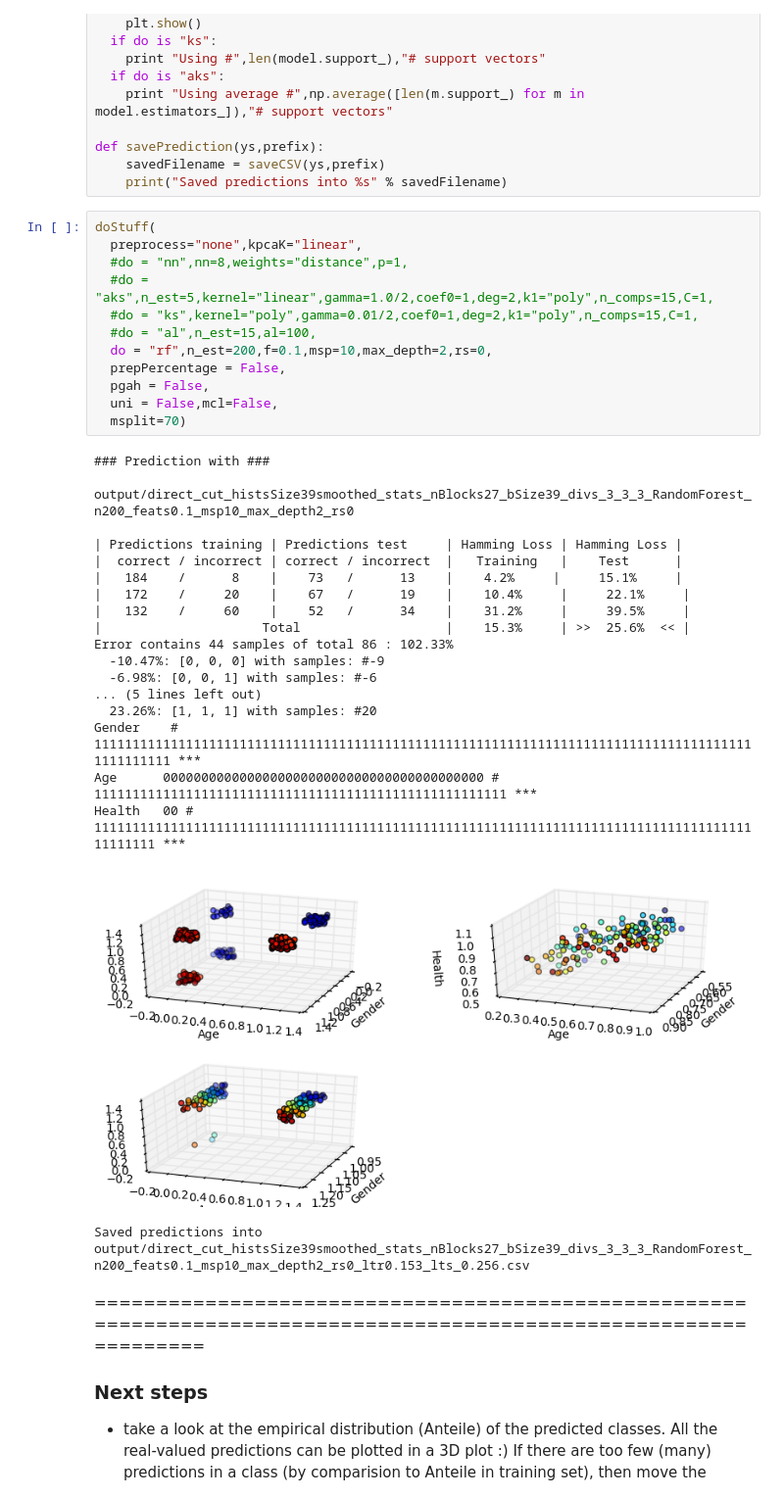
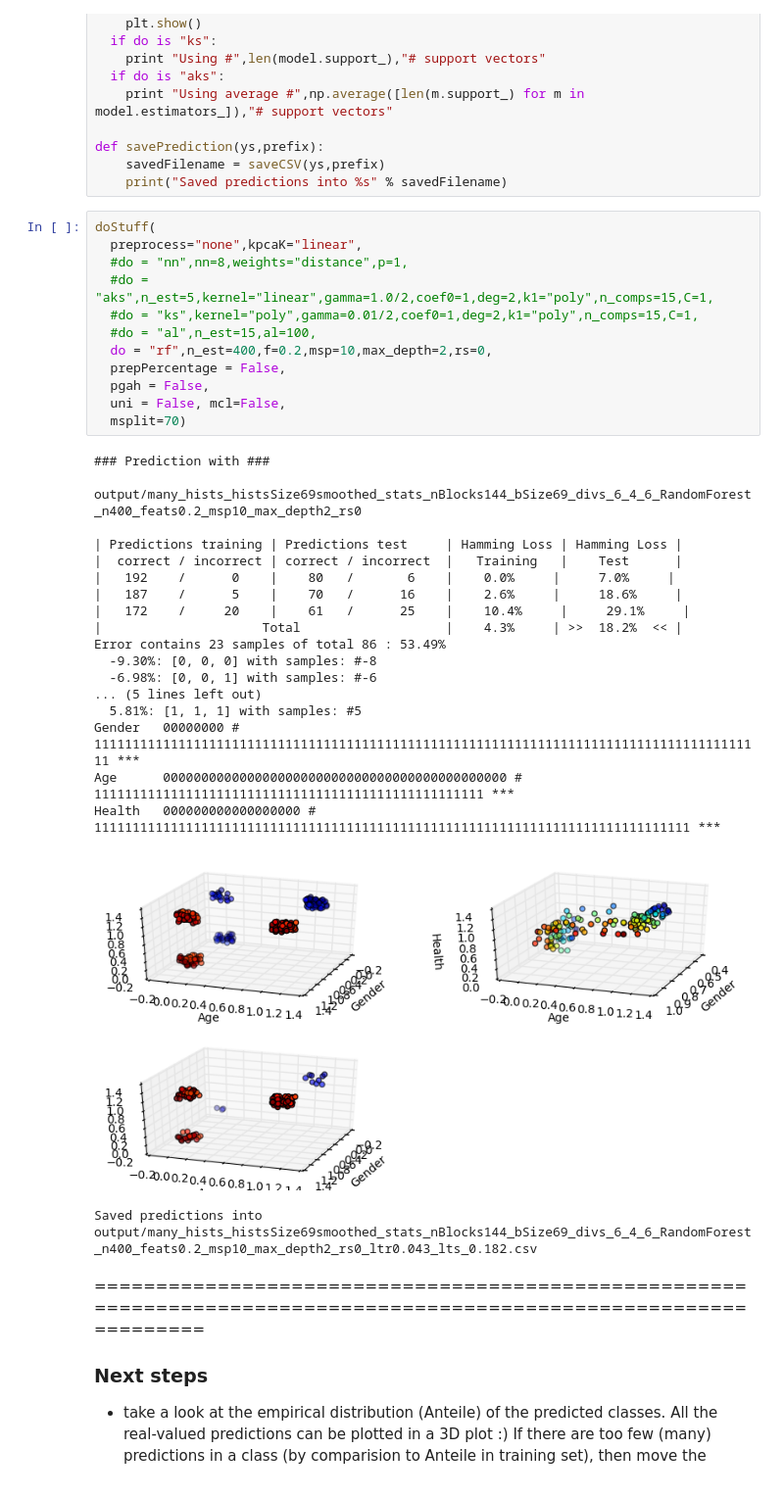
Before and after one commit to GollyTicker/orel-ml, a Jupyter notebook: validated-Spherical-Many-Hists.ipynb, the cells around one changed output. Shown at 98% size. Cells and saved outputs as stored; diff of their text form.

```diff
--- a/validated-Spherical-Many-Hists.ipynb
+++ b/validated-Spherical-Many-Hists.ipynb
@@ -540,35 +543,35 @@ def savePrediction(ys,prefix):
 # %%
 doStuff(
   preprocess="none",kpcaK="linear",
   #do = "nn",nn=8,weights="distance",p=1,
   #do = "aks",n_est=5,kernel="linear",gamma=1.0/2,coef0=1,deg=2,k1="poly",n_comps=15,C=1,
   #do = "ks",kernel="poly",gamma=0.01/2,coef0=1,deg=2,k1="poly",n_comps=15,C=1,
   #do = "al",n_est=15,al=100,
-  do = "rf",n_est=200,f=0.1,msp=10,max_depth=2,rs=0,
+  do = "rf",n_est=400,f=0.2,msp=10,max_depth=2,rs=0,
   prepPercentage = False,
   pgah = False,
-  uni = False,mcl=False,
+  uni = False, mcl=False,
   msplit=70)
 # %% [output]
 ### Prediction with ###
-   output/direct_cut_histsSize39smoothed_stats_nBlocks27_bSize39_divs_3_3_3_RandomForest_n200_feats0.1_msp10_max_depth2_rs0
+   output/many_hists_histsSize69smoothed_stats_nBlocks144_bSize69_divs_6_4_6_RandomForest_n400_feats0.2_msp10_max_depth2_rs0
 
 | Predictions training | Predictions test     | Hamming Loss | Hamming Loss |
 |  correct / incorrect | correct / incorrect  |   Training   |    Test      |
-|   184    /      8    |    73   /      13    |    4.2%     |     15.1%     |
-|   172    /     20    |    67   /      19    |    10.4%     |     22.1%     |
-|   132    /     60    |    52   /      34    |    31.2%     |     39.5%     |
-|                     Total                   |    15.3%     | >>  25.6%  << |
-Error contains 44 samples of total 86 : 102.33%
-  -10.47%: [0, 0, 0] with samples: #-9
+|   192    /      0    |    80   /       6    |    0.0%     |     7.0%     |
+|   187    /      5    |    70   /      16    |    2.6%     |     18.6%     |
+|   172    /     20    |    61   /      25    |    10.4%     |     29.1%     |
+|                     Total                   |    4.3%     | >>  18.2%  << |
+Error contains 23 samples of total 86 : 53.49%
+  -9.30%: [0, 0, 0] with samples: #-8
   -6.98%: [0, 0, 1] with samples: #-6
 ... (5 lines left out)
-  23.26%: [1, 1, 1] with samples: #20
-Gender    # 111111111111111111111111111111111111111111111111111111111111111111111111111111111111111111111111 ***
-Age      000000000000000000000000000000000000000000 # 111111111111111111111111111111111111111111111111111111 ***
-Health   00 # 1111111111111111111111111111111111111111111111111111111111111111111111111111111111111111111111 ***
+  5.81%: [1, 1, 1] with samples: #5
+Gender   00000000 # 1111111111111111111111111111111111111111111111111111111111111111111111111111111111111111 ***
+Age      000000000000000000000000000000000000000000000 # 111111111111111111111111111111111111111111111111111 ***
+Health   000000000000000000 # 111111111111111111111111111111111111111111111111111111111111111111111111111111 ***
-[figure, old version]
+[figure, new version]
-Saved predictions into output/direct_cut_histsSize39smoothed_stats_nBlocks27_bSize39_divs_3_3_3_RandomForest_n200_feats0.1_msp10_max_depth2_rs0_ltr0.153_lts_0.256.csv
+Saved predictions into output/many_hists_histsSize69smoothed_stats_nBlocks144_bSize69_divs_6_4_6_RandomForest_n400_feats0.2_msp10_max_depth2_rs0_ltr0.043_lts_0.182.csv
 # %% [markdown]
 ===================================================================================================================
 ### Next steps
```
Also changed, not shown: parts of 1 cell of this notebook, 5 other files.
